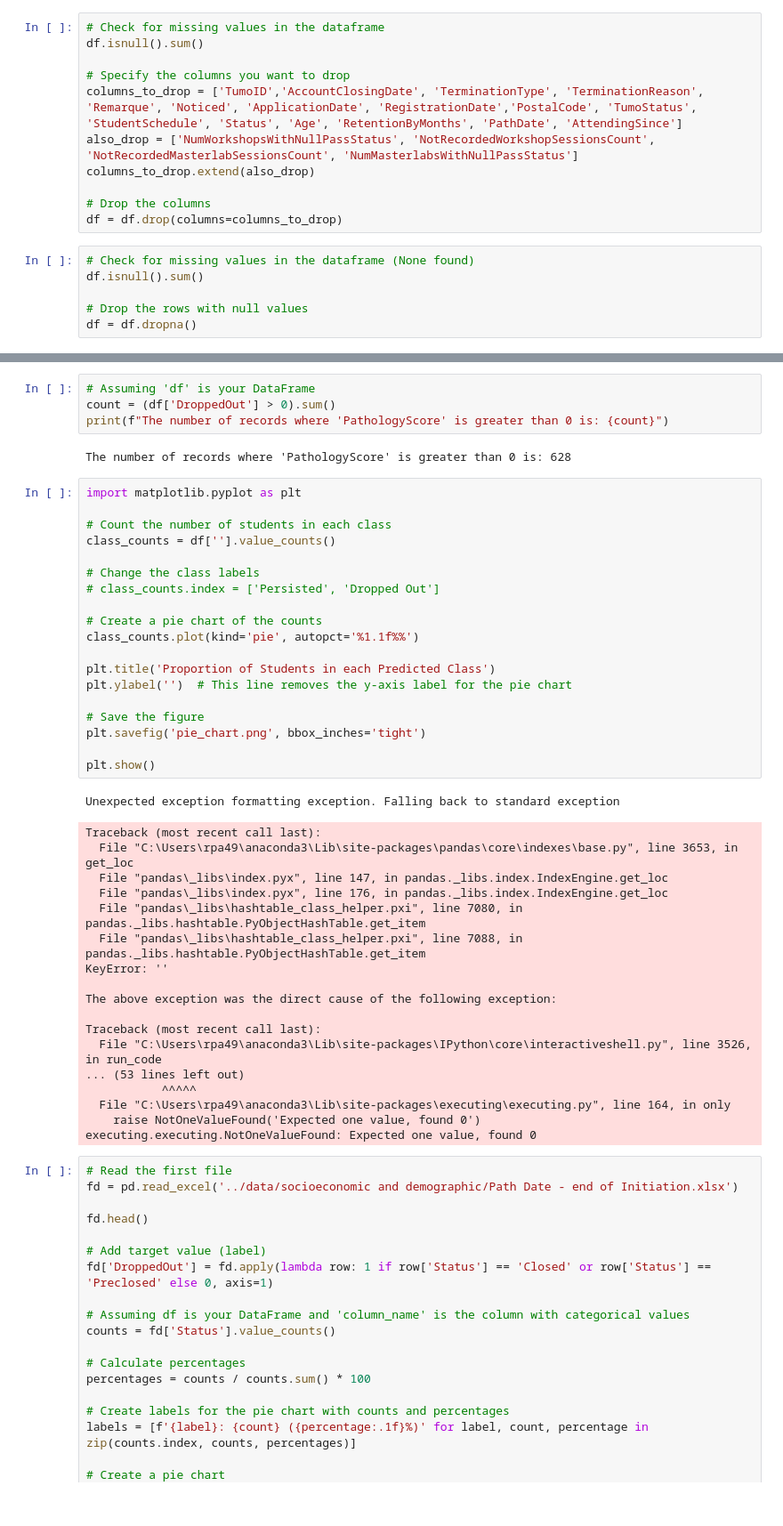
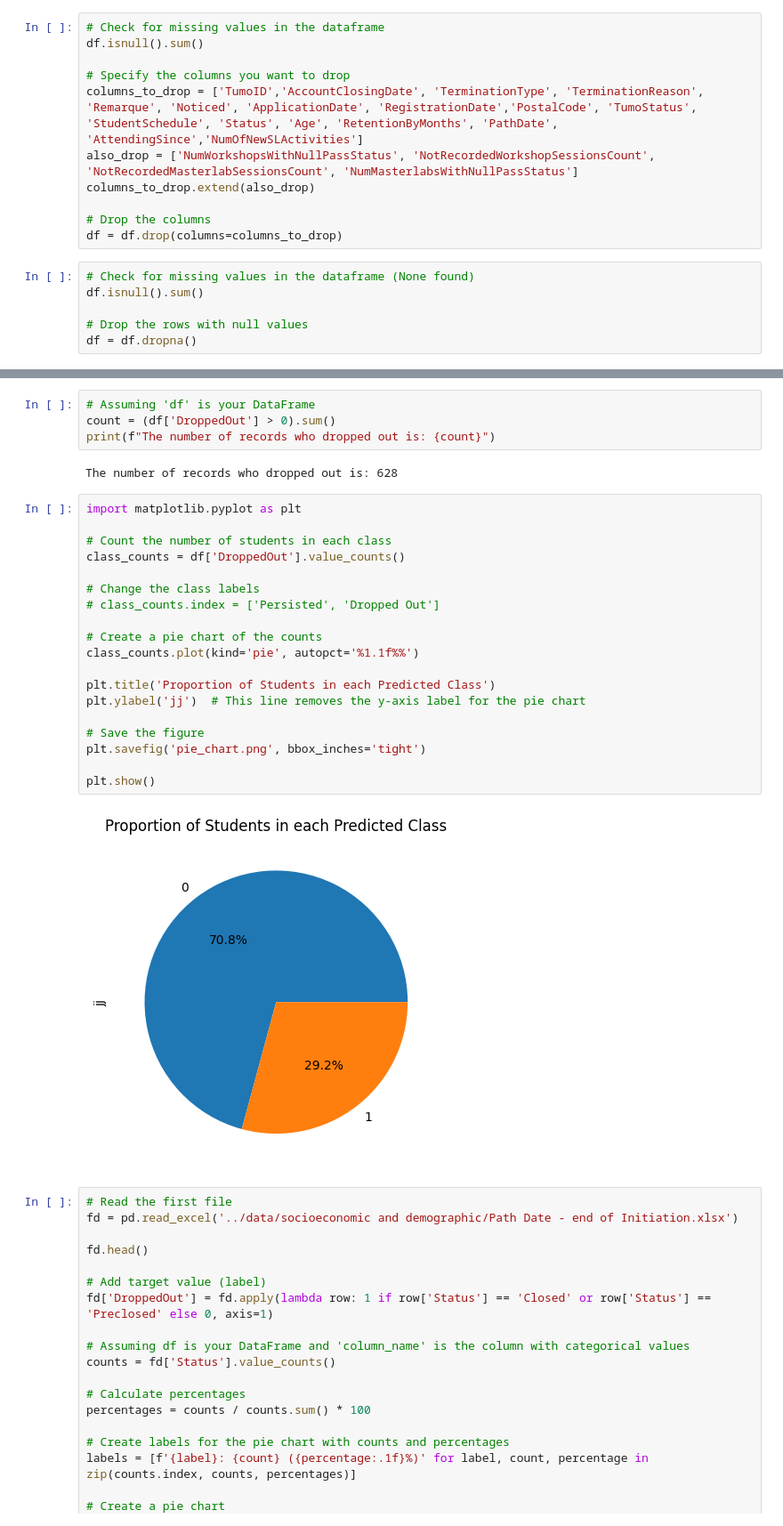
Before and after one commit to rPrinceA495/tumo-fdi-model, a Jupyter notebook: models/data-preprocessing.ipynb, the cells around one changed output, grey strips where cells are left out. Shown: that part at 89% size. Saved outputs shown, nothing was run; the diff lists cells and outputs as text.

```diff
--- a/models/data-preprocessing.ipynb
+++ b/models/data-preprocessing.ipynb
@@ -95,7 +95,7 @@ df = df[df['SocioeconomicScore'].notna()]
 df.isnull().sum()
 
 # Specify the columns you want to drop
-columns_to_drop = ['TumoID','AccountClosingDate', 'TerminationType', 'TerminationReason', 'Remarque', 'Noticed', 'ApplicationDate', 'RegistrationDate','PostalCode', 'TumoStatus', 'StudentSchedule', 'Status', 'Age', 'RetentionByMonths', 'PathDate', 'AttendingSince']
+columns_to_drop = ['TumoID','AccountClosingDate', 'TerminationType', 'TerminationReason', 'Remarque', 'Noticed', 'ApplicationDate', 'RegistrationDate','PostalCode', 'TumoStatus', 'StudentSchedule', 'Status', 'Age', 'RetentionByMonths', 'PathDate', 'AttendingSince','NumOfNewSLActivities']
 also_drop = ['NumWorkshopsWithNullPassStatus', 'NotRecordedWorkshopSessionsCount', 'NotRecordedMasterlabSessionsCount', 'NumMasterlabsWithNullPassStatus']
 columns_to_drop.extend(also_drop)
 
@@ -119,47 +119,30 @@ df.to_excel('data3.xlsx', index=False)
 # %%
 # Assuming 'df' is your DataFrame
 count = (df['DroppedOut'] > 0).sum()
-print(f"The number of records where 'PathologyScore' is greater than 0 is: {count}")
+print(f"The number of records who dropped out is: {count}")
 # %% [output]
-The number of records where 'PathologyScore' is greater than 0 is: 628
+The number of records who dropped out is: 628
 # %%
 import matplotlib.pyplot as plt
 
 # Count the number of students in each class
-class_counts = df[''].value_counts()
+class_counts = df['DroppedOut'].value_counts()
 
 # Change the class labels
 # class_counts.index = ['Persisted', 'Dropped Out']
 
 # Create a pie chart of the counts
 class_counts.plot(kind='pie', autopct='%1.1f%%')
 
 plt.title('Proportion of Students in each Predicted Class')
-plt.ylabel('')  # This line removes the y-axis label for the pie chart
+plt.ylabel('jj')  # This line removes the y-axis label for the pie chart
 
 # Save the figure
 plt.savefig('pie_chart.png', bbox_inches='tight')
 
 plt.show()
 # %% [output]
-Unexpected exception formatting exception. Falling back to standard exception
-Traceback (most recent call last):
-  File "C:\Users\rpa49\anaconda3\Lib\site-packages\pandas\core\indexes\base.py", line 3653, in get_loc
-  File "pandas\_libs\index.pyx", line 147, in pandas._libs.index.IndexEngine.get_loc
-  File "pandas\_libs\index.pyx", line 176, in pandas._libs.index.IndexEngine.get_loc
-  File "pandas\_libs\hashtable_class_helper.pxi", line 7080, in pandas._libs.hashtable.PyObjectHashTable.get_item
-  File "pandas\_libs\hashtable_class_helper.pxi", line 7088, in pandas._libs.hashtable.PyObjectHashTable.get_item
-KeyError: ''
-
-The above exception was the direct cause of the following exception:
-
-Traceback (most recent call last):
-  File "C:\Users\rpa49\anaconda3\Lib\site-packages\IPython\core\interactiveshell.py", line 3526, in run_code
-... (53 lines left out)
-           ^^^^^
-  File "C:\Users\rpa49\anaconda3\Lib\site-packages\executing\executing.py", line 164, in only
-    raise NotOneValueFound('Expected one value, found 0')
-executing.executing.NotOneValueFound: Expected one value, found 0
+[figure, added]
 # %%
 # Read the first file
 fd = pd.read_excel('../data/socioeconomic and demographic/Path Date - end of Initiation.xlsx')
```
Also changed, not shown: parts of 1 cell of this notebook, 14 other files.
